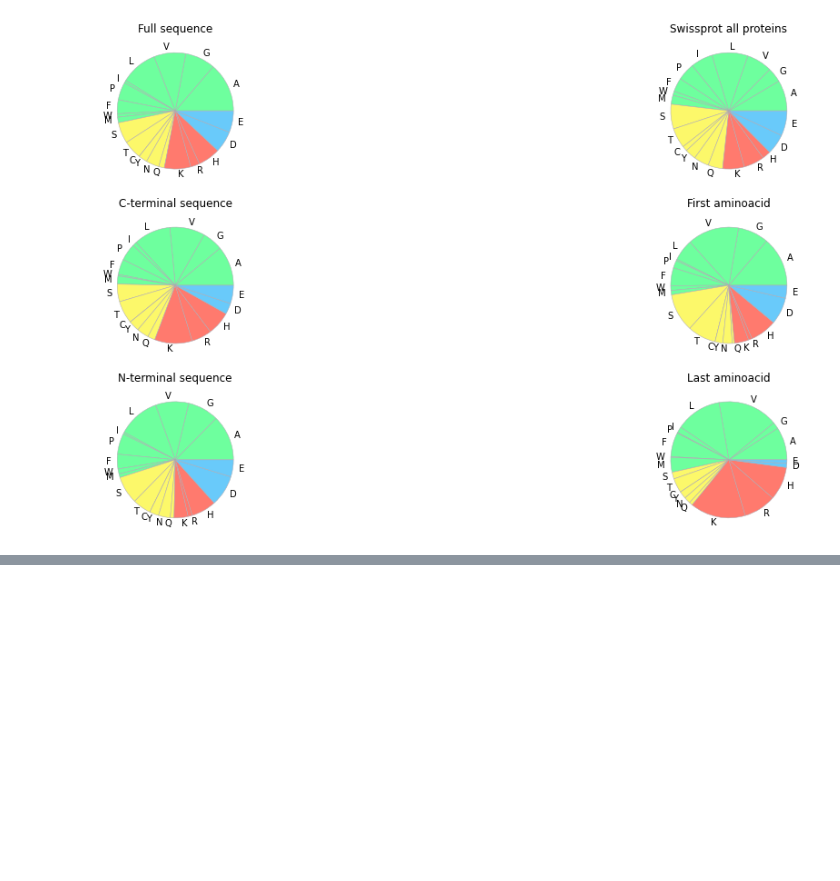
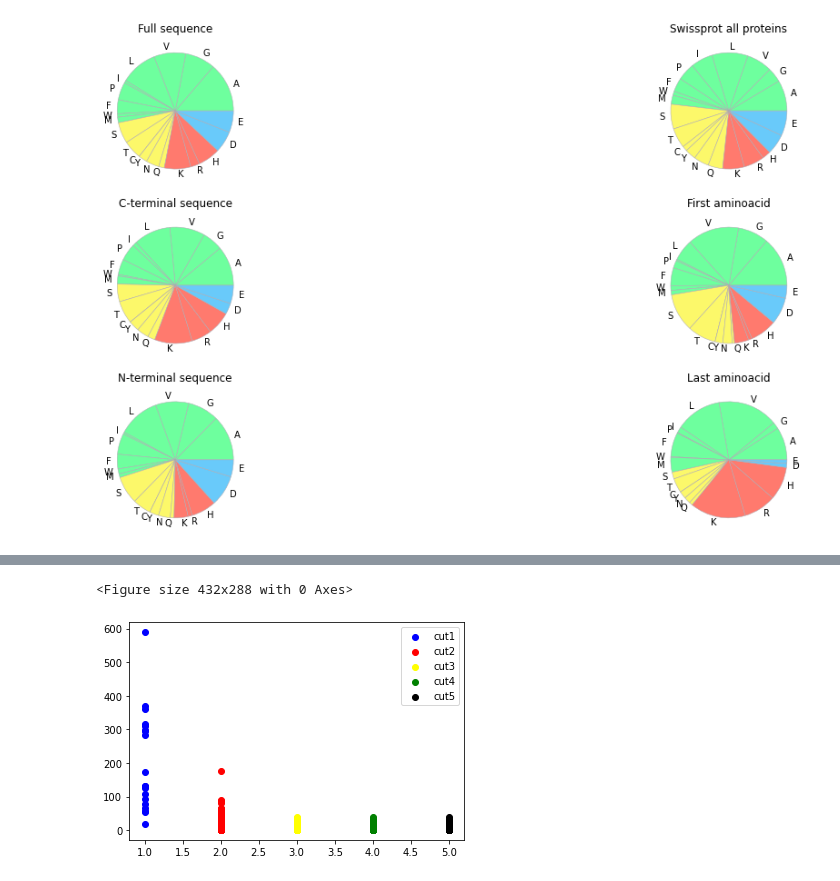
Before and after one commit to ErikHartman/peptidomic_py, a Jupyter notebook: playground.ipynb, the cells around one changed output, grey strips where cells are left out. Saved outputs shown, nothing was run; the diff lists cells and outputs as text; code cells hidden in the pictures; blank space fills up the shorter version.

```diff
--- a/methods.ipynb
+++ b/playground.ipynb
@@ -345,0 +441,44 @@ Text(0.5, 1.0, 'Last aminoacid')
+# %%
+df_3=df[['N-cut3','C-cut3','#Feature','count']]
+df_3_N=df_3.groupby(df['N-cut3']).sum()
+df_3_C=df_3.groupby(df['C-cut3']).sum()
+df_3_N=df_3_N.sort_values('count', ascending=False)
+df_3_C=df_3_C.sort_values('count', ascending=False)
+# %%
+df_4=df[['N-cut4','C-cut4','#Feature','count']]
+df_4_N=df_4.groupby(df['N-cut4']).sum()
+df_4_C=df_4.groupby(df['C-cut4']).sum()
+df_4_N=df_4_N.sort_values('count', ascending=False)
+df_4_C=df_4_C.sort_values('count', ascending=False)
+# %%
+df_5=df[['N-cut5','C-cut5','#Feature','count']]
+df_5_N=df_5.groupby(df['N-cut5']).sum()
+df_5_C=df_5.groupby(df['C-cut5']).sum()
+df_5_N=df_5_N.sort_values('count', ascending=False)
+df_5_C=df_5_C.sort_values('count', ascending=False)
+# %%
+
+cut_N_list={
+    1:list(df_1_N['count']),
+    2:list(df_2_N['count']),
+    3:list(df_3_N['count']),
+    4:list(df_4_N['count']),
+    5:list(df_5_N['count']),
+}
+# %%
+fig=plt.figure()
+len(cut_list[key])
+fig, ax = plt.subplots()
+ax.scatter([1]*len(cut_N_list[1]), cut_N_list[1],color='blue', label='cut1')
+ax.scatter([2]*len(cut_N_list[2]), cut_N_list[2],color='red', label='cut2')
+ax.scatter([3]*len(cut_N_list[3]), cut_N_list[3],color='yellow', label='cut3')
+ax.scatter([4]*len(cut_N_list[4]), cut_N_list[4],color='green', label='cut4')
+ax.scatter([5]*len(cut_N_list[5]), cut_N_list[5],color='black', label='cut5')
+
+
+
+plt.legend()
+plt.show()
+# %% [output]
+<Figure size 432x288 with 0 Axes>
+[figure, added]
```
Also changed, not shown: parts of 22 cells of this notebook, 9 other files.
